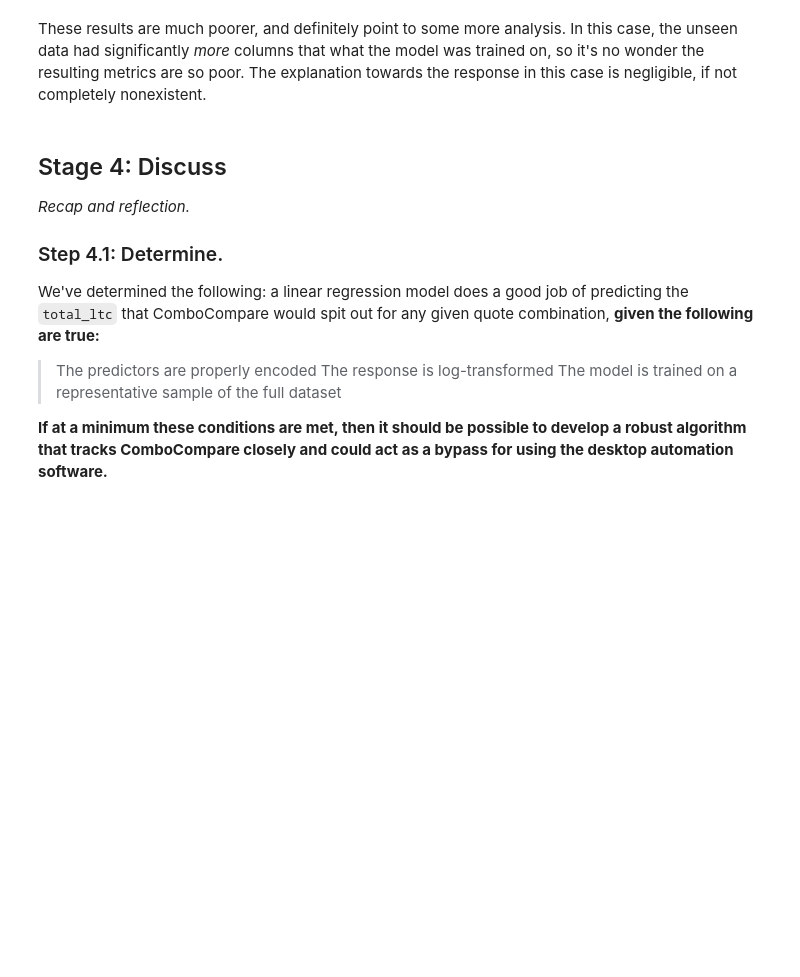
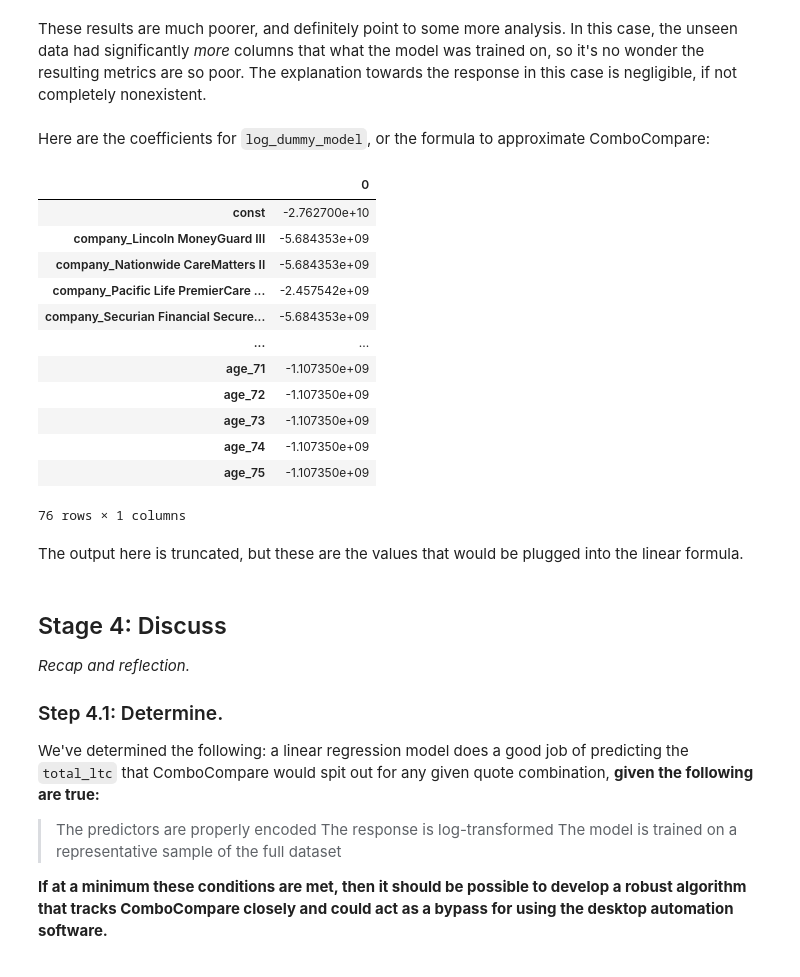
Before and after one commit to jayascript/notebooks, a Jupyter notebook: cc_results/Analysis_Creating-an-Algorithm-to-Bypass-ComboCompare.ipynb, the cells around one changed output. Drawn from its saved outputs; the diff is of its cells as text; code cells hidden in the pictures; blank space fills up the shorter version.

Commit message:
Print out final model coefficients

```diff
--- a/cc_results/Analysis_Creating-an-Algorithm-to-Bypass-ComboCompare.ipynb
+++ b/cc_results/Analysis_Creating-an-Algorithm-to-Bypass-ComboCompare.ipynb
@@ -701,6 +701,26 @@ print({'r-squared': r2, 'adjusted r-squared': adj_r2})
 {'r-squared': -9.887565921051299e+19, 'adjusted r-squared': -1.5712798556709428e+20}
 # %% [markdown]
 These results are much poorer, and definitely point to some more analysis. In this case, the unseen data had significantly *more* columns that what the model was trained on, so it's no wonder the resulting metrics are so poor. The explanation towards the response in this case is negligible, if not completely nonexistent.
+# %% [markdown]
+Here are the coefficients for `log_dummy_model`, or the formula to approximate ComboCompare:
+# %%
+pd.DataFrame(log_dummy_model[0].params)
+# %% [output]
+|  | 0 |
+| const | -2.762700e+10 |
+| company_Lincoln MoneyGuard III | -5.684353e+09 |
+| company_Nationwide CareMatters II | -5.684353e+09 |
+| company_Pacific Life PremierCare ... | -2.457542e+09 |
+| company_Securian Financial Secure... | -5.684353e+09 |
+| ... | ... |
+| age_71 | -1.107350e+09 |
+| age_72 | -1.107350e+09 |
+| age_73 | -1.107350e+09 |
+| age_74 | -1.107350e+09 |
+| age_75 | -1.107350e+09 |
+76 rows × 1 columns
+# %% [markdown]
+The output here is truncated, but these are the values that would be plugged into the linear formula.
 # %% [markdown]
 ## Stage 4: Discuss
 
```
Also changed, not shown: parts of 4 cells of this notebook.
